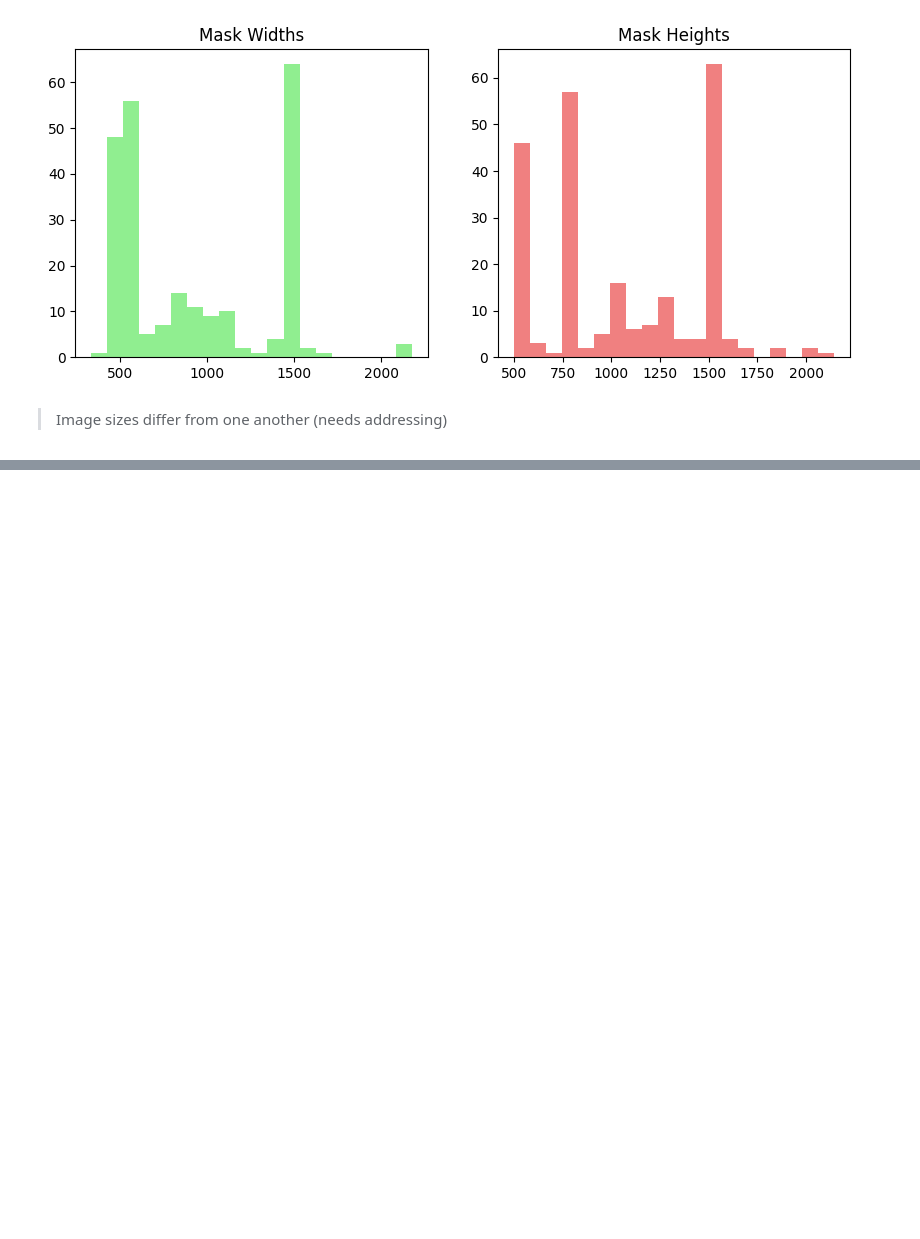
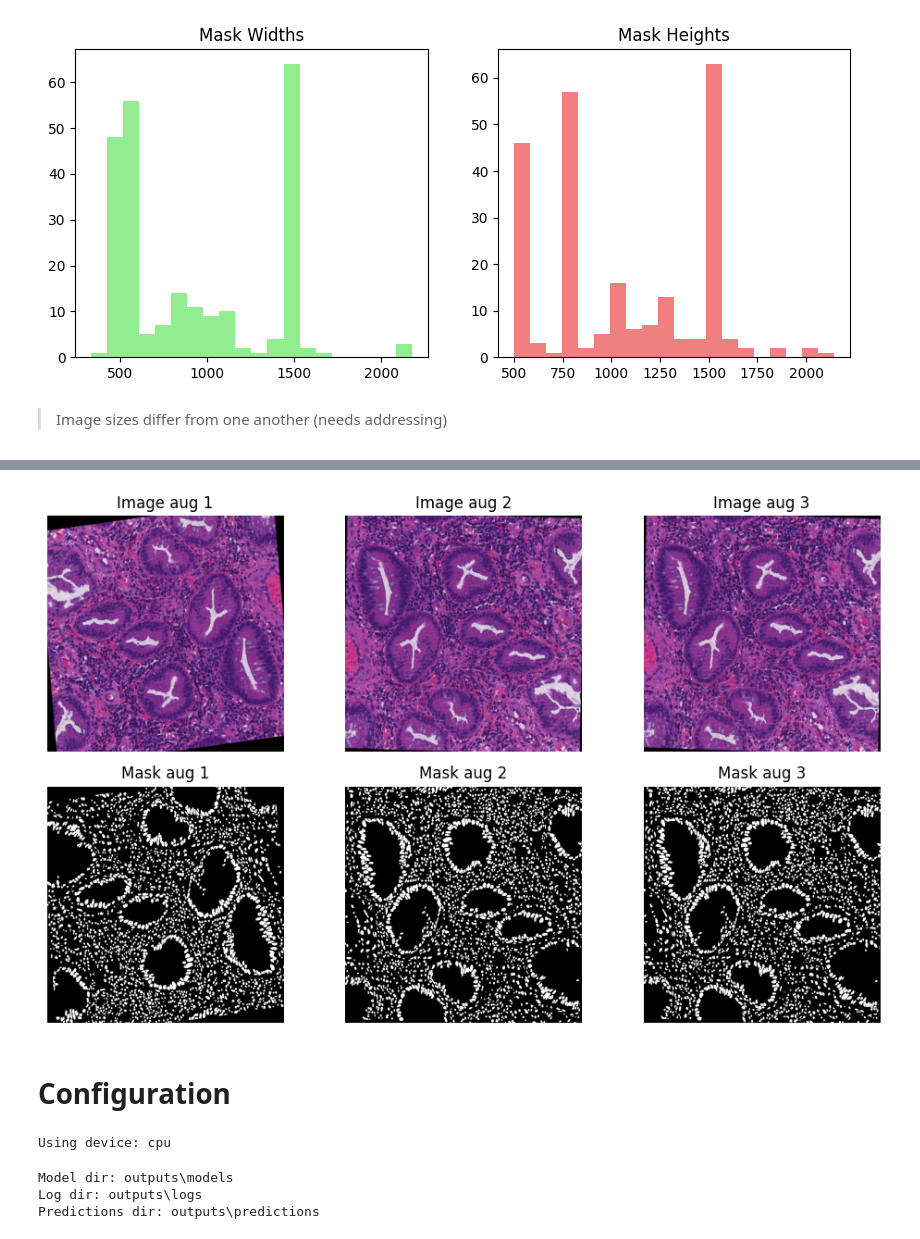
Before and after one commit to IliaPoliak/ZNEUS-2nd-Project, a Jupyter notebook: main.ipynb, the cells around one changed output, grey strips where cells are left out. Saved outputs shown, nothing was run; the diff lists cells and outputs as text; code cells hidden in the pictures; blank space fills up the shorter version.

```diff
--- a/main.ipynb
+++ b/main.ipynb
@@ -204,0 +426,35 @@ plt.show()
+# %%
+# visualize data augmentations – same sample from train_ds shown multiple times
+idx = 0
+
+fig, axes = plt.subplots(2, 3, figsize=(10, 6))
+
+for i in range(3):
+    img, mask = train_ds[idx]
+
+    img_np = img.permute(1, 2, 0).detach().cpu().numpy()
+    img_np = (img_np * [0.229, 0.224, 0.225] + [0.485, 0.456, 0.406]).clip(0, 1)
+    mask_np = mask[0].detach().cpu().numpy()
+
+    axes[0, i].imshow(img_np)
+    axes[0, i].axis("off")
+    axes[0, i].set_title(f"Image aug {i+1}")
+
+    axes[1, i].imshow(mask_np, cmap="gray")
+    axes[1, i].axis("off")
+    axes[1, i].set_title(f"Mask aug {i+1}")
+
+plt.tight_layout()
+plt.show()
+# %% [output]
+[figure, added]
+# %% [markdown]
+# Configuration
+# %%
+# device
+device = torch.device("cuda" if torch.cuda.is_available() else "cpu")
+print("Using device:", device)
+if device.type == "cuda":
+    print("GPU name:", torch.cuda.get_device_name(0))
+# %% [output]
+Using device: cpu
@@ -204,0 +480,18 @@ plt.show()
+# %%
+# where to save models, logs and predictions
+OUTPUT_DIR = "outputs"
+MODEL_DIR = os.path.join(OUTPUT_DIR, "models")
+LOG_DIR = os.path.join(OUTPUT_DIR, "logs")
+PRED_DIR = os.path.join(OUTPUT_DIR, "predictions")
+
+os.makedirs(MODEL_DIR, exist_ok=True)
+os.makedirs(LOG_DIR, exist_ok=True)
+os.makedirs(PRED_DIR, exist_ok=True)
+
+print("Model dir:", MODEL_DIR)
+print("Log dir:", LOG_DIR)
+print("Predictions dir:", PRED_DIR)
+# %% [output]
+Model dir: outputs\models
+Log dir: outputs\logs
+Predictions dir: outputs\predictions
```
Also changed, not shown: parts of 18 cells of this notebook, 2 other files.
